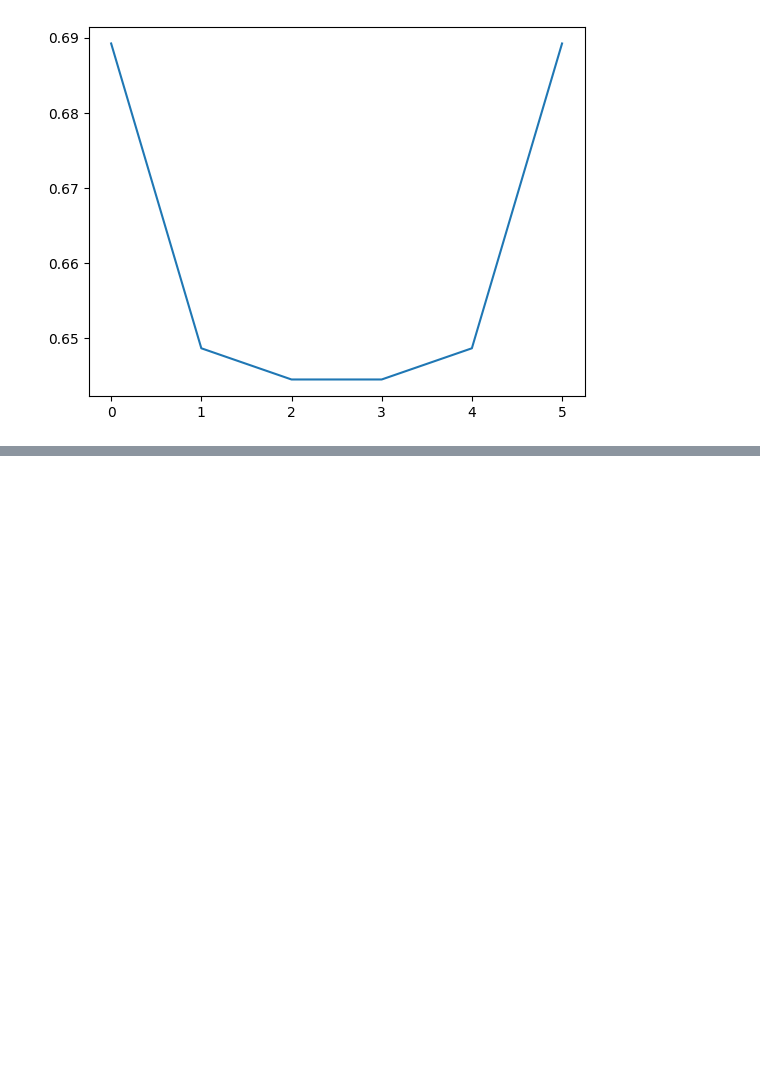
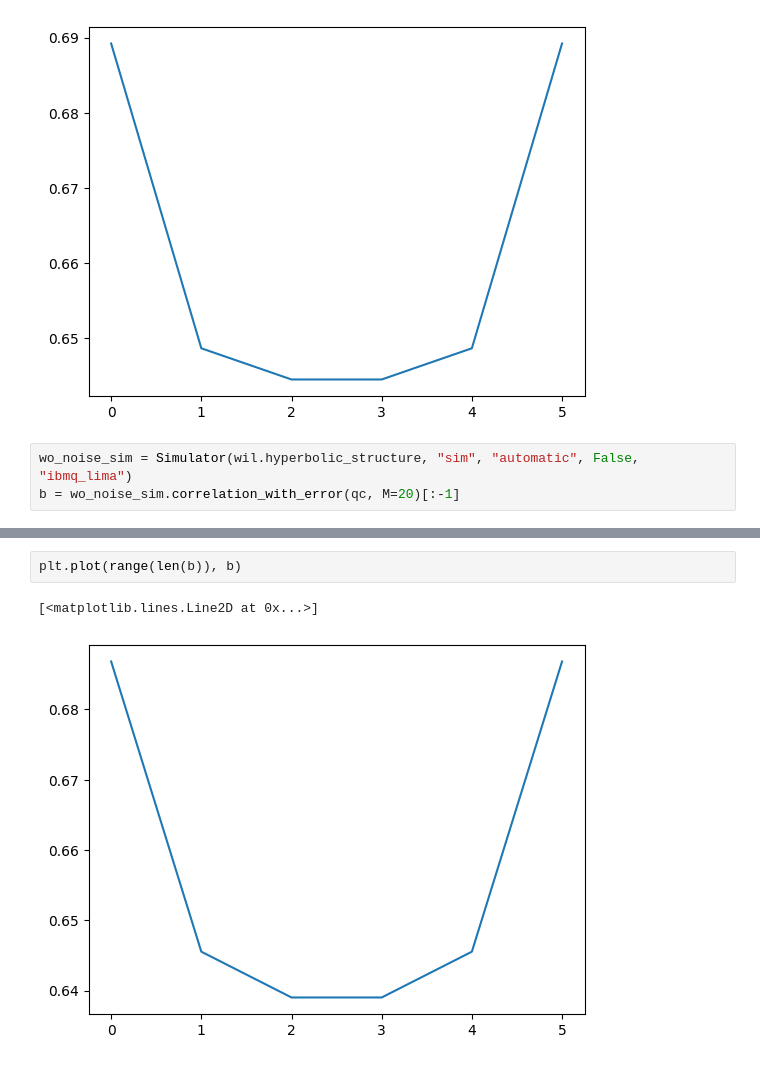
Before and after one commit to omersajid9/FermiAdsCFT, a Jupyter notebook: CorrelationTesting.ipynb, the cells around one changed output, grey strips where cells are left out. Saved outputs shown, nothing was run; the diff lists cells and outputs as text; blank space fills up the shorter version.

```diff
--- a/CorrelationTesting.ipynb
+++ b/CorrelationTesting.ipynb
@@ -95,3 +95,6 @@ plt.plot(range(len(res)), res)
 # %% [output]
 [<matplotlib.lines.Line2D at 0x...>]
 [figure]
+# %%
+wo_noise_sim = Simulator(wil.hyperbolic_structure, "sim", "automatic", False, "ibmq_lima")
+b = wo_noise_sim.correlation_with_error(qc, M=20)[:-1]
@@ -98,2 +103,7 @@ plt.plot(range(len(res)), res)
+# %%
+plt.plot(range(len(b)), b)
+# %% [output]
+[<matplotlib.lines.Line2D at 0x...>]
+[figure, added]
 # %%
 noise_sim = Simulator(wil.hyperbolic_structure, "sim", "automatic", True, "ibmq_lima")
```
Also changed, not shown: parts of 5 cells of this notebook.
